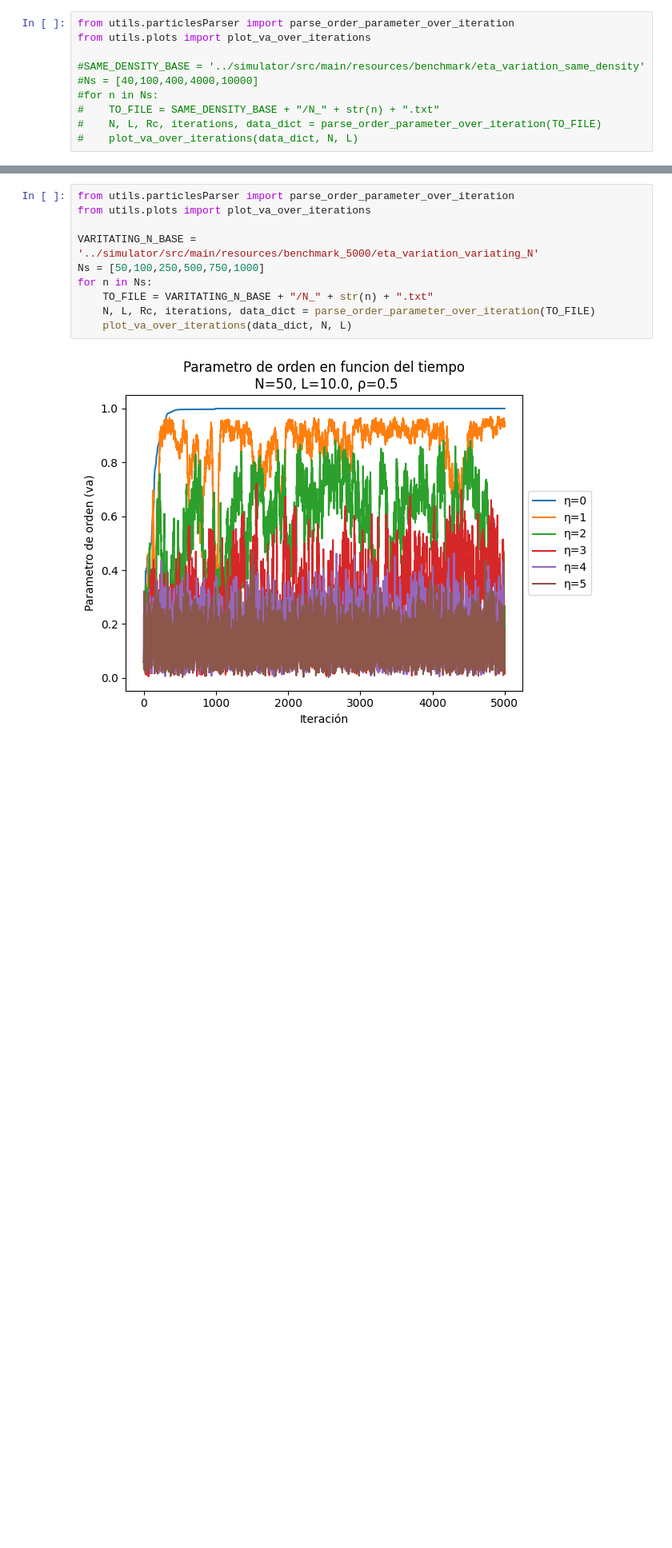
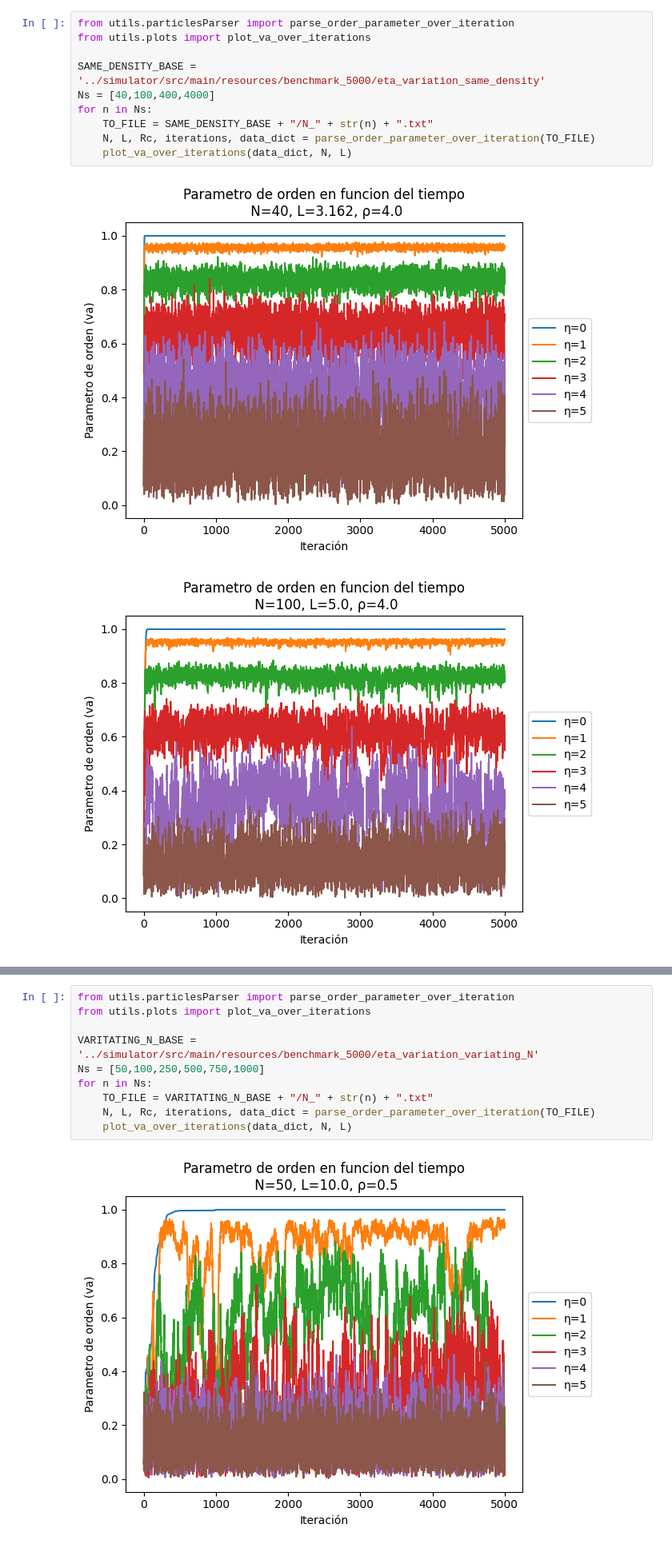
Before and after one commit to lukyferreiro/TPs-SS, a Jupyter notebook: TP2/animation/benchmark_5000.ipynb, the cells around one changed output, grey strips where cells are left out. Shown at 80% size. Saved outputs shown, nothing was run; the diff lists cells and outputs as text; blank space fills up the shorter version.

Commit message:
Update plots with 5000 iterations

```diff
--- a/TP2/animation/benchmark.ipynb
+++ b/TP2/animation/benchmark_5000.ipynb
@@ -1,10 +1,13 @@
 # %%
 from utils.particlesParser import parse_order_parameter_over_iteration
 from utils.plots import plot_va_over_iterations
 
-#SAME_DENSITY_BASE = '../simulator/src/main/resources/benchmark/eta_variation_same_density'
-#Ns = [40,100,400,4000,10000]
-#for n in Ns:
-#    TO_FILE = SAME_DENSITY_BASE + "/N_" + str(n) + ".txt"
-#    N, L, Rc, iterations, data_dict = parse_order_parameter_over_iteration(TO_FILE)
-#    plot_va_over_iterations(data_dict, N, L)
+SAME_DENSITY_BASE = '../simulator/src/main/resources/benchmark_5000/eta_variation_same_density'
+Ns = [40,100,400,4000]
+for n in Ns:
+    TO_FILE = SAME_DENSITY_BASE + "/N_" + str(n) + ".txt"
+    N, L, Rc, iterations, data_dict = parse_order_parameter_over_iteration(TO_FILE)
+    plot_va_over_iterations(data_dict, N, L)
+# %% [output]
+[figure, added]
+[figure, added]
```
Also changed, not shown: parts of 5 cells of this notebook, 7 other files.
